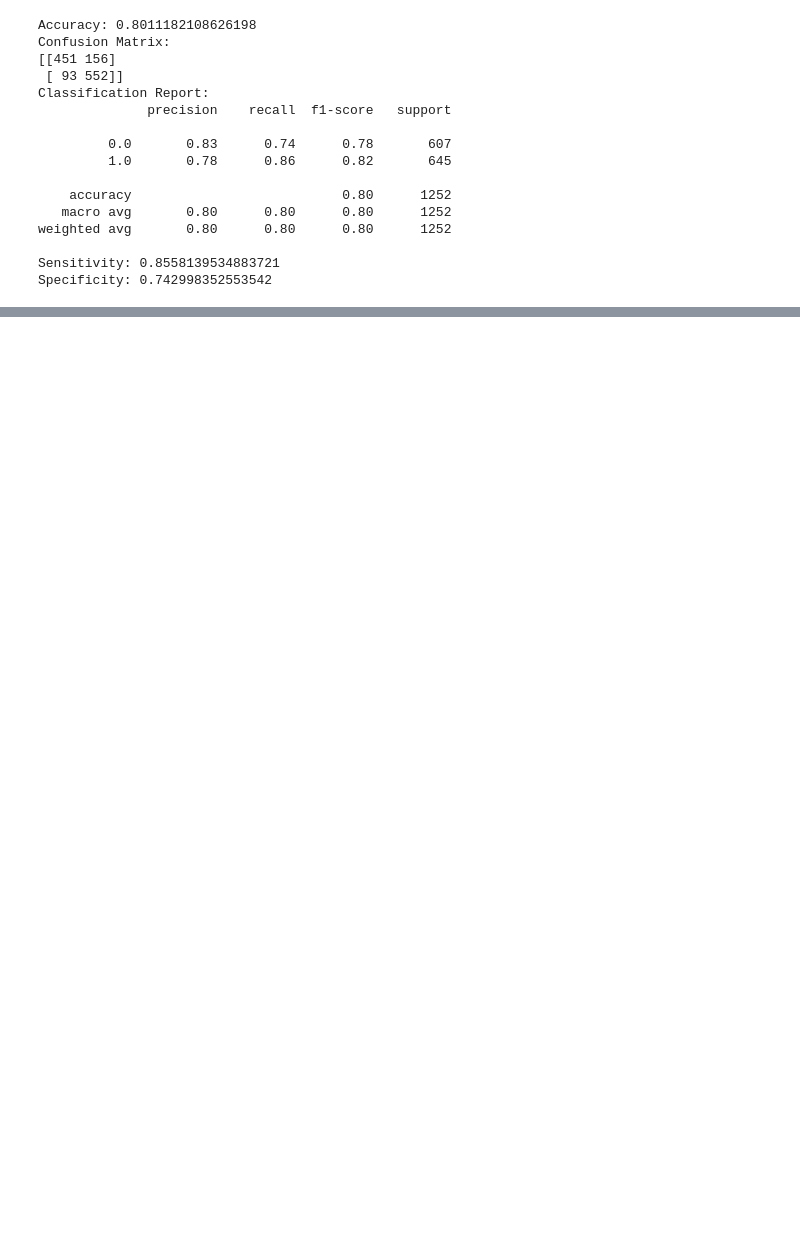
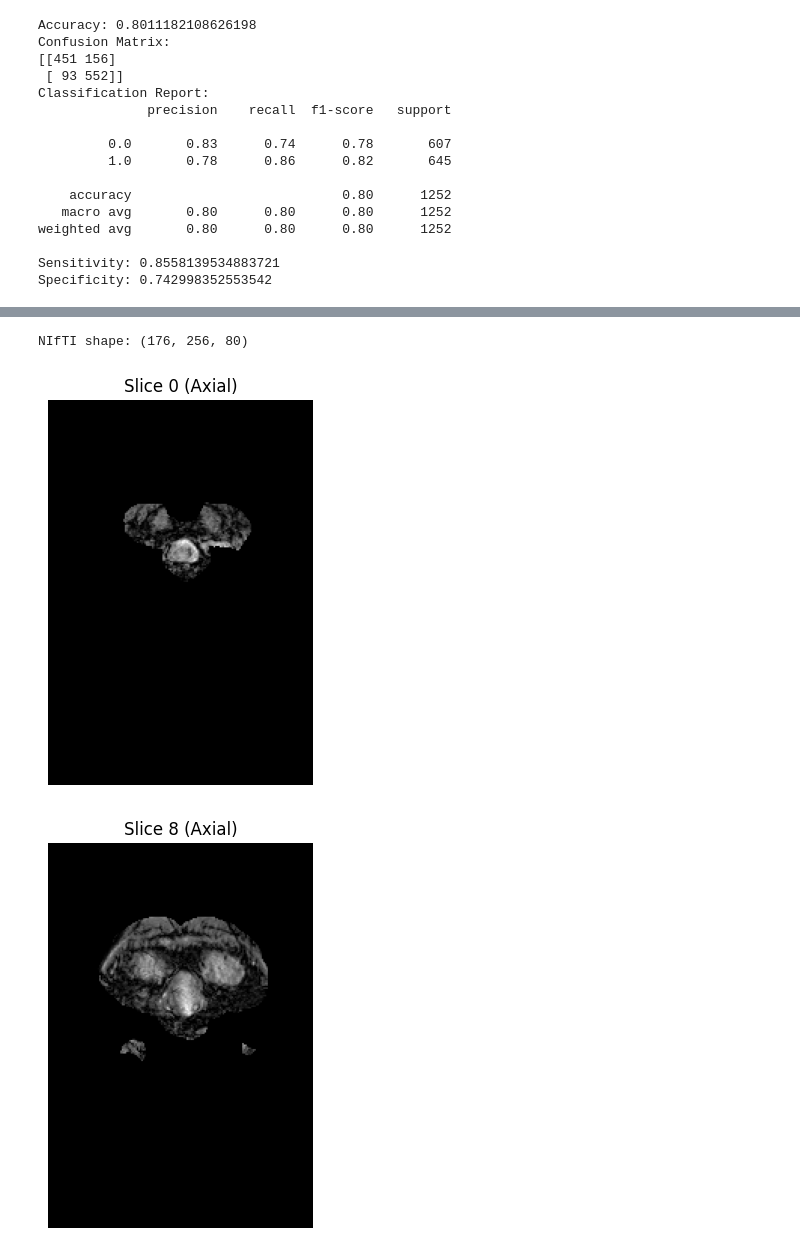
Before and after one commit to sandhya1244/Microbleed_detection, a Jupyter notebook: full_process.ipynb, the cells around one changed output, grey strips where cells are left out. Cells and saved outputs as stored; diff of their text form; code cells hidden in the pictures; blank space fills up the shorter version.

```diff
--- a/full_process.ipynb
+++ b/full_process.ipynb
@@ -1300,0 +999,37 @@ WARNING:absl:You are saving your model as an HDF5 file via `model.save()` or `ke
+# %%
+import nibabel as nib
+import matplotlib.pyplot as plt
+import numpy as np
+
+# Load the NIfTI file
+nifti_path = '2_T2_MRI_SWI_BFC_50mm_HM_sCMB_V1.nii.gz'
+img = nib.load(nifti_path)
+data = img.get_fdata()
+
+print(f"NIfTI shape: {data.shape}")
+
+# Choose axis: 0=sagittal, 1=coronal, 2=axial
+axis = 2
+num_slices = data.shape[axis]
+
+# Show 10 sample slices across the selected axis
+for i in np.linspace(0, num_slices-1, 10, dtype=int):
+    plt.figure(figsize=(5, 5))
+    if axis == 0:
+        slice_img = data[i, :, :]
+        title = f"Slice {i} (Sagittal)"
+    elif axis == 1:
+        slice_img = data[:, i, :]
+        title = f"Slice {i} (Coronal)"
+    else:
+        slice_img = data[:, :, i]
+        title = f"Slice {i} (Axial)"
+
+    plt.imshow(np.rot90(slice_img), cmap='gray')
+    plt.title(title)
+    plt.axis('off')
+    plt.show()
+# %% [output]
+NIfTI shape: (176, 256, 80)
+[figure, added]
+[figure, added]
```
Also changed, not shown: parts of 15 cells of this notebook.
